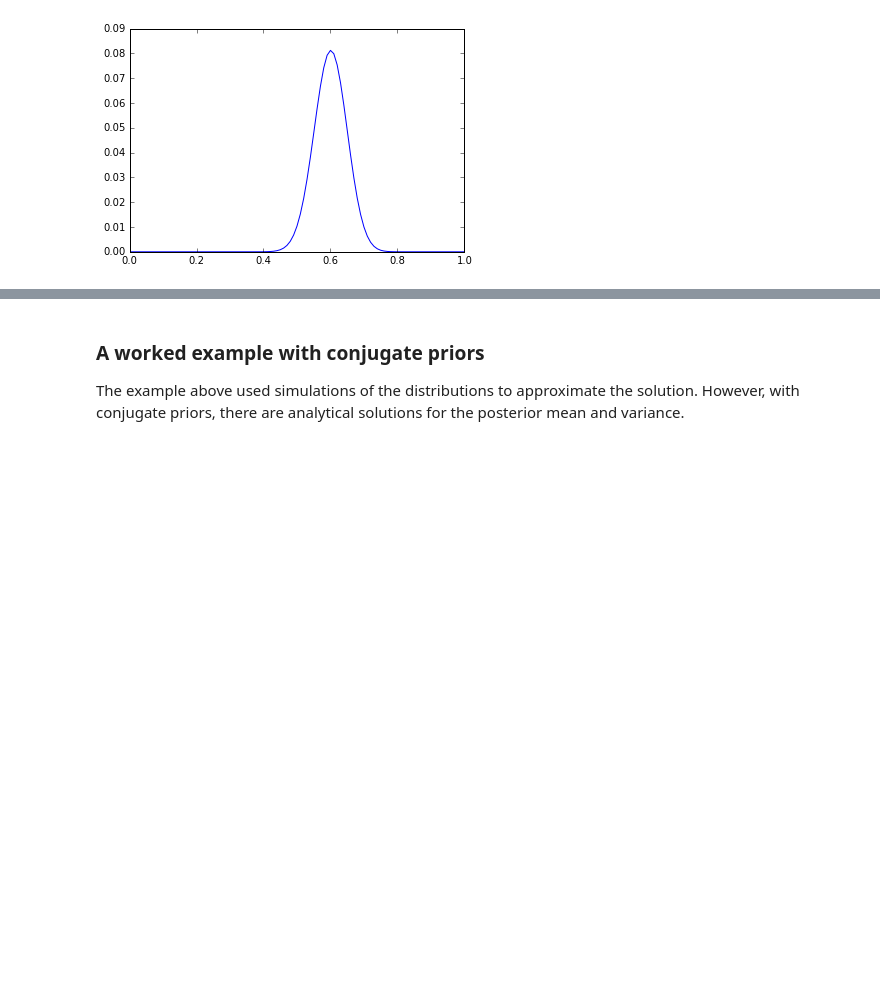
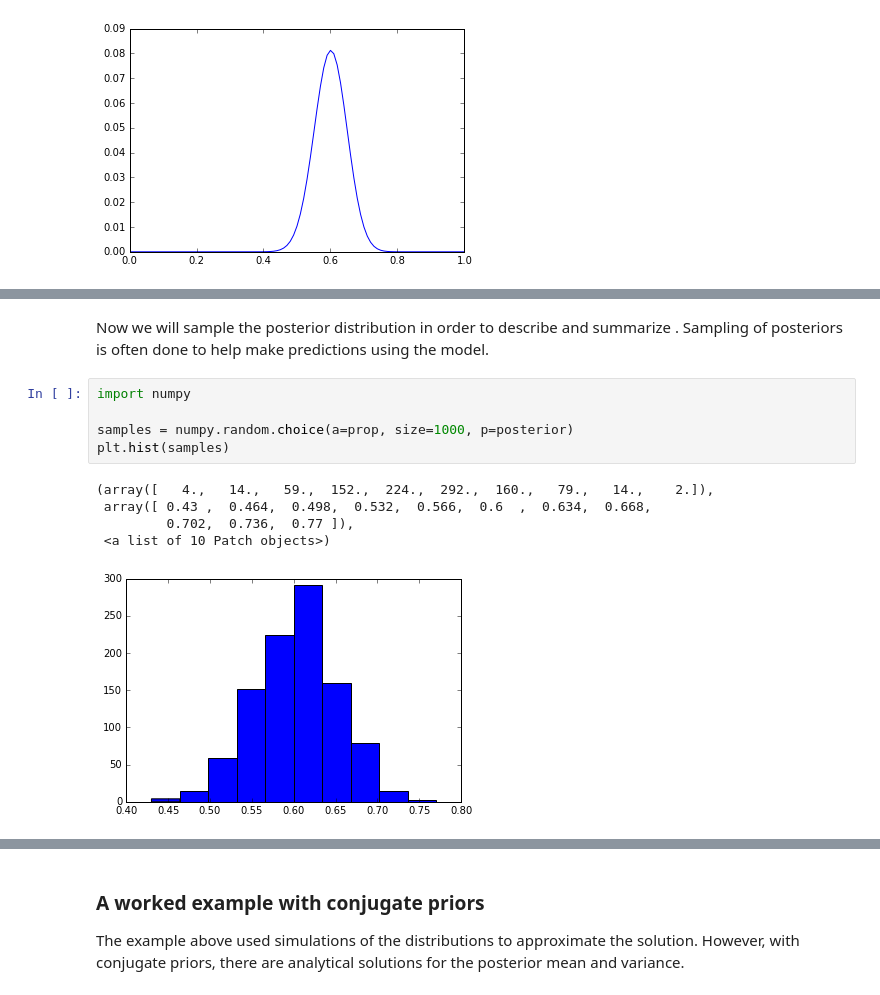
Before and after one commit to elspethr/stats_lecture, a Jupyter notebook: Parameter_estimation_bayesian.ipynb, the cells around one changed output, grey strips where cells are left out. Saved outputs shown, nothing was run; the diff lists cells and outputs as text; blank space fills up the shorter version.

Commit message:
done posterior sampling example

```diff
--- a/Parameter_estimation_bayesian.ipynb
+++ b/Parameter_estimation_bayesian.ipynb
@@ -125,0 +144,13 @@ Looking at the posterior, it's the same as the prior! Well, obviously, since our
+# %% [markdown]
+Now we will sample the posterior distribution in order to describe and summarize . Sampling of posteriors is often done to help make predictions using the model.
+# %%
+import numpy
+
+samples = numpy.random.choice(a=prop, size=1000, p=posterior)
+plt.hist(samples)
+# %% [output]
+(array([   4.,   14.,   59.,  152.,  224.,  292.,  160.,   79.,   14.,    2.]),
+ array([ 0.43 ,  0.464,  0.498,  0.532,  0.566,  0.6  ,  0.634,  0.668,
+         0.702,  0.736,  0.77 ]),
+ <a list of 10 Patch objects>)
+[figure, added]
```
Also changed, not shown: parts of 3 cells of this notebook.
